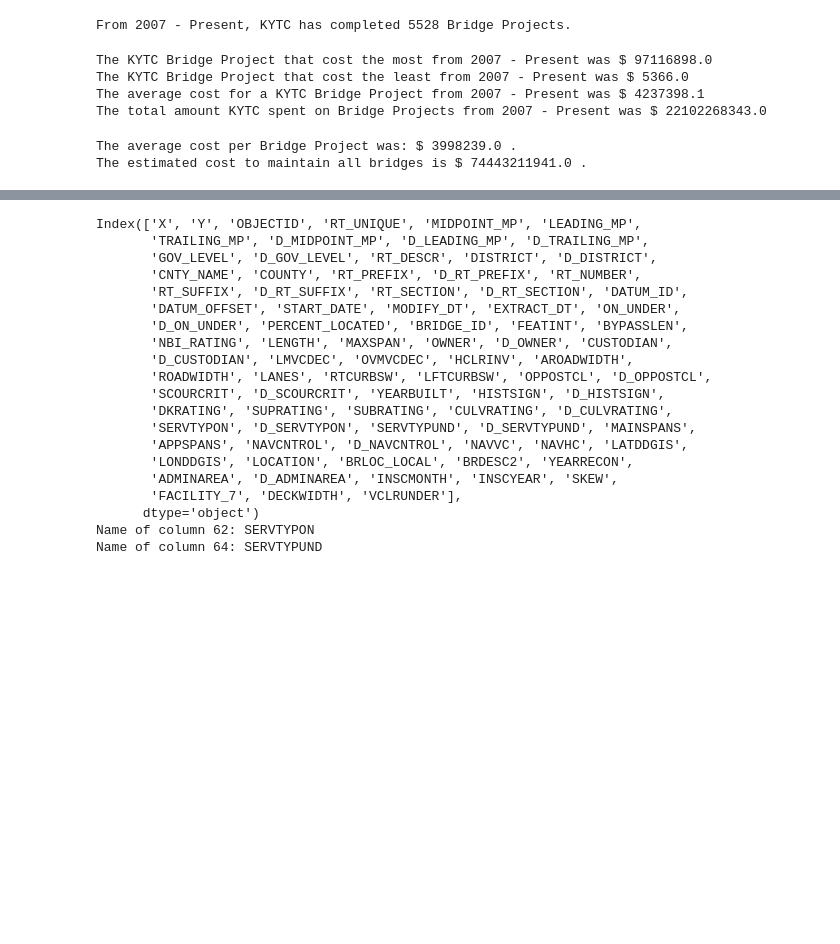
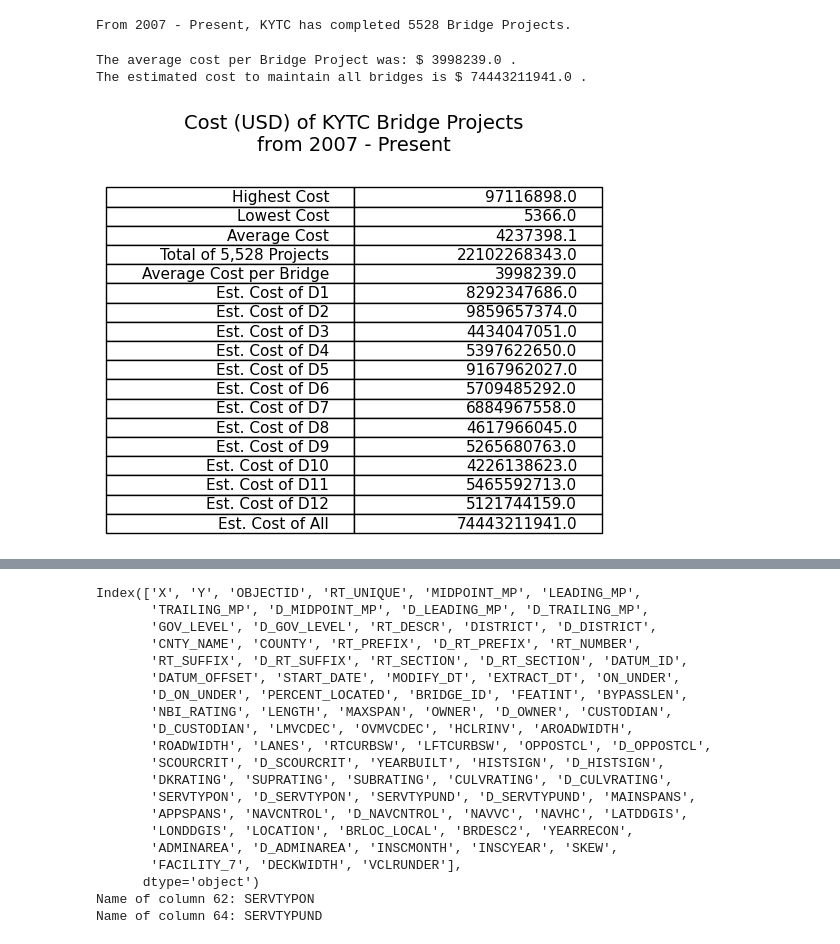
Before and after one commit to DaveenK/KYTC_Bridges, a Jupyter notebook: ky-bridge-analysis-DaveenKnue.ipynb, the cells around one changed output, grey strips where cells are left out. Drawn from its saved outputs; the diff is of its cells as text; code cells hidden in the pictures; blank space fills up the shorter version.

```diff
--- a/ky-bridge-analysis-DaveenKnue.ipynb
+++ b/ky-bridge-analysis-DaveenKnue.ipynb
@@ -11,7 +11,7 @@ dtype_options = {'SERVTYPON': str, 'SERVTYPUND': str}
 
 # If the file is in the same directory as your Python script, you can just specify the filename
 # read csv into a dataframe with specified dtypes
-df_w = pd.read_csv('Ky_Bridge_Points.csv', dtype=dtype_options)
+df = pd.read_csv('Ky_Bridge_Points.csv', dtype=dtype_options)
 # %%
 #Calculate total # of Bridge Projects in Kentucky 2007 - Present
 total_bridges = len(df['BRIDGE_ID'])
@@ -389,15 +388,11 @@ else:
     avg_bridge_cost = np.nan
     total_bridge_cost = np.nan
 
-print("The KYTC Bridge Project that cost the most from 2007 - Present was $",highest_bridge_cost)
-print("The KYTC Bridge Project that cost the least from 2007 - Present was $", lowest_bridge_cost)
-print("The average cost for a KYTC Bridge Project from 2007 - Present was $", avg_bridge_cost)
-print("The total amount KYTC spent on Bridge Projects from 2007 - Present was $", total_bridge_cost)
+
+#print("The KYTC Bridge Project that cost the most from 2007 - Present was $",highest_bridge_cost)
+#print("The KYTC Bridge Project that cost the least from 2007 - Present was $", lowest_bridge_cost)
+#print("The average cost for a KYTC Bridge Project from 2007 - Present was $", avg_bridge_cost)
+#print("The total amount KYTC spent on Bridge Projects from 2007 - Present was $", total_bridge_cost)
-# %% [output]
-The KYTC Bridge Project that cost the most from 2007 - Present was $ 97116898.0
-The KYTC Bridge Project that cost the least from 2007 - Present was $ 5366.0
-The average cost for a KYTC Bridge Project from 2007 - Present was $ 4237398.1
-The total amount KYTC spent on Bridge Projects from 2007 - Present was $ 22102268343.0
 # %%
 #calculate the average cost per Bridge Project
 cost_per_bridge = total_bridge_cost // total_bridge_projects_awarded
@@ -408,6 +403,68 @@ print("The average cost per Bridge Project was: $", cost_per_bridge,".")
 cost_all_bridges = cost_per_bridge * total_bridges
 
 print("The estimated cost to maintain all bridges is $", cost_all_bridges,".")
+
+#calculate estimated total per district
+D1_cost = cost_per_bridge * paducah_bridge_count
+D2_cost = cost_per_bridge * madisonville_bridge_count
+D3_cost = cost_per_bridge * bowlinggreen_bridge_count
+D4_cost = cost_per_bridge * elizabethtown_bridge_count
+D5_cost = cost_per_bridge * louisville_bridge_count
+D6_cost = cost_per_bridge * covington_bridge_count
+D7_cost = cost_per_bridge * lexington_bridge_count
+D8_cost = cost_per_bridge * somerset_bridge_count
+D9_cost = cost_per_bridge * flemingsburg_bridge_count
+D10_cost = cost_per_bridge * jackson_bridge_count
+D11_cost = cost_per_bridge * manchester_bridge_count
+D12_cost = cost_per_bridge * pikeville_bridge_count
 # %% [output]
 The average cost per Bridge Project was: $ 3998239.0 .
 The estimated cost to maintain all bridges is $ 74443211941.0 .
+# %%
+#create a table
+cost_data = [
+    ["Highest Cost", highest_bridge_cost],
+    ["Lowest Cost", lowest_bridge_cost],
+    ["Average Cost", avg_bridge_cost],
+    ["Total of 5,528 Projects", total_bridge_cost],
+    ["Average Cost per Bridge", cost_per_bridge],
+    ["Est. Cost of D1", D1_cost],
+    ["Est. Cost of D2", D2_cost],
+    ["Est. Cost of D3", D3_cost],
+    ["Est. Cost of D4", D4_cost],
+    ["Est. Cost of D5", D5_cost],
+    ["Est. Cost of D6", D6_cost],
+    ["Est. Cost of D7", D7_cost],
+    ["Est. Cost of D8", D8_cost],
+    ["Est. Cost of D9", D9_cost],
+    ["Est. Cost of D10", D10_cost],
+    ["Est. Cost of D11", D11_cost],
+    ["Est. Cost of D12", D12_cost],
+    ["Est. Cost of All", cost_all_bridges]
+]
+
+# Create a figure and axis
+fig, ax = plt.subplots()
+
+# Hide the axes
+ax.axis('off')
+
+# Create the table
+bridge_cost_table = ax.table(cellText=cost_data, loc='center', bbox=[0, -0.3, 1, 1.2])
+
+# Adjust font size
+bridge_cost_table.auto_set_font_size(False)
+bridge_cost_table.set_fontsize(11)
+
+# Adjust cell heights
+bridge_cost_table.scale(1, 1.5)
+
+# Add a title to the table
+size_title = ax.set_title("Cost (USD) of KYTC Bridge Projects\nfrom 2007 - Present", fontsize=14)
+
+# Adjust the layout to move the table down
+plt.subplots_adjust(top=0.8, bottom=0.2)
+
+plt.show()
+# %% [output]
+[figure, added]
```
Also changed, not shown: parts of 3 cells of this notebook, 1 other file.
